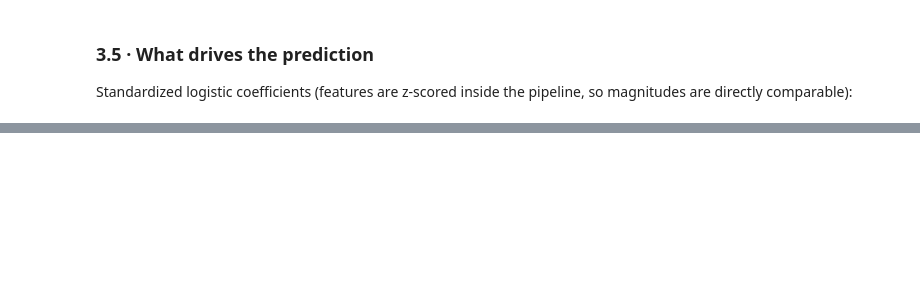
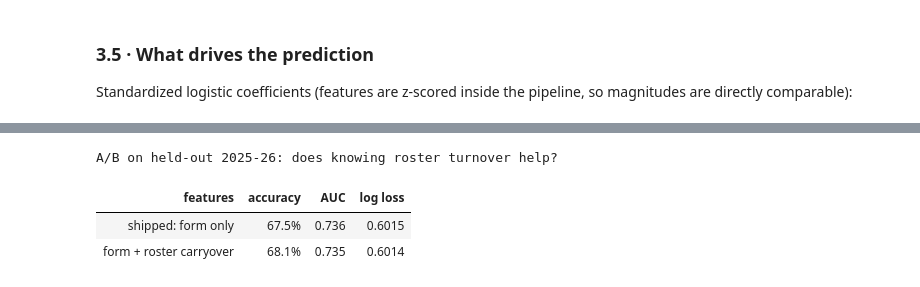
Before and after one commit to SowrisKumar/courtvision-ai, a Jupyter notebook: notebooks/model_evaluation.ipynb, the cells around one changed output, grey strips where cells are left out. Drawn from its saved outputs; the diff is of its cells as text; code cells hidden in the pictures; blank space fills up the shorter version.

```diff
--- a/notebooks/model_evaluation.ipynb
+++ b/notebooks/model_evaluation.ipynb
@@ -453,0 +482,17 @@ cells. Every number regenerates from the warehouse.*
+# %%
+ab_rows = []
+for name, feats in [("shipped: form only", WIN_PROB_FEATURES),
+                    ("form + roster carryover", WIN_PROB_FEATURES + CARRYOVER_FEATURES)]:
+    m = make_pipeline(StandardScaler(), LogisticRegression(max_iter=1000)).fit(train[feats], y_tr)
+    p = m.predict_proba(test[feats])[:, 1]
+    ab_rows.append({"features": name, "accuracy": accuracy_score(y_te, p >= 0.5),
+                    "AUC": roc_auc_score(y_te, p), "log loss": log_loss(y_te, p)})
+
+pd.DataFrame(ab_rows).style.hide(axis="index").format(
+    {"accuracy": "{:.1%}", "AUC": "{:.3f}", "log loss": "{:.4f}"}
+).set_caption("A/B on held-out 2025-26: does knowing roster turnover help?")
+# %% [output]
+A/B on held-out 2025-26: does knowing roster turnover help?
+| features | accuracy | AUC | log loss |
+| shipped: form only | 67.5% | 0.736 | 0.6015 |
+| form + roster carryover | 68.1% | 0.735 | 0.6014 |
```
Also changed, not shown: parts of 18 cells of this notebook, 4 other files.
